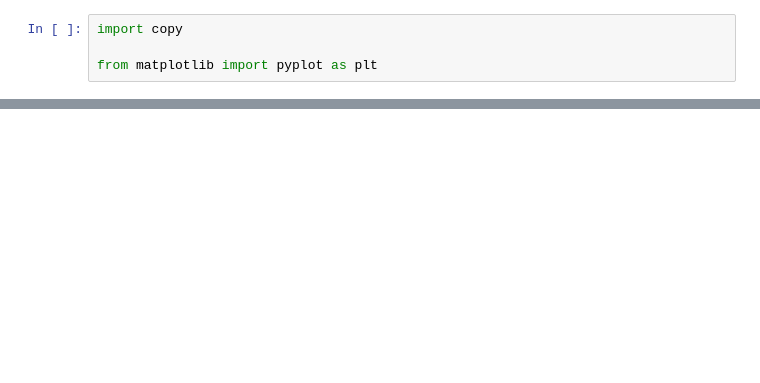
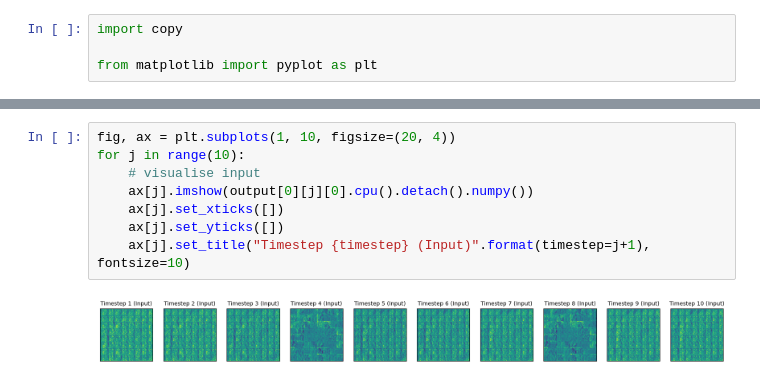
Before and after one commit to vickie02736/imae, a Jupyter notebook: trial.ipynb, the cells around one changed output, grey strips where cells are left out. Cells and saved outputs as stored; diff of their text form; blank space fills up the shorter version.

```diff
--- a/trial.ipynb
+++ b/trial.ipynb
@@ -159,0 +170,10 @@ print(running_loss)
+# %%
+fig, ax = plt.subplots(1, 10, figsize=(20, 4))
+for j in range(10):
+    # visualise input
+    ax[j].imshow(output[0][j][0].cpu().detach().numpy())
+    ax[j].set_xticks([])
+    ax[j].set_yticks([])
+    ax[j].set_title("Timestep {timestep} (Input)".format(timestep=j+1), fontsize=10)
+# %% [output]
+[figure, added]
```
Also changed, not shown: parts of 14 cells of this notebook, 4 other files.
